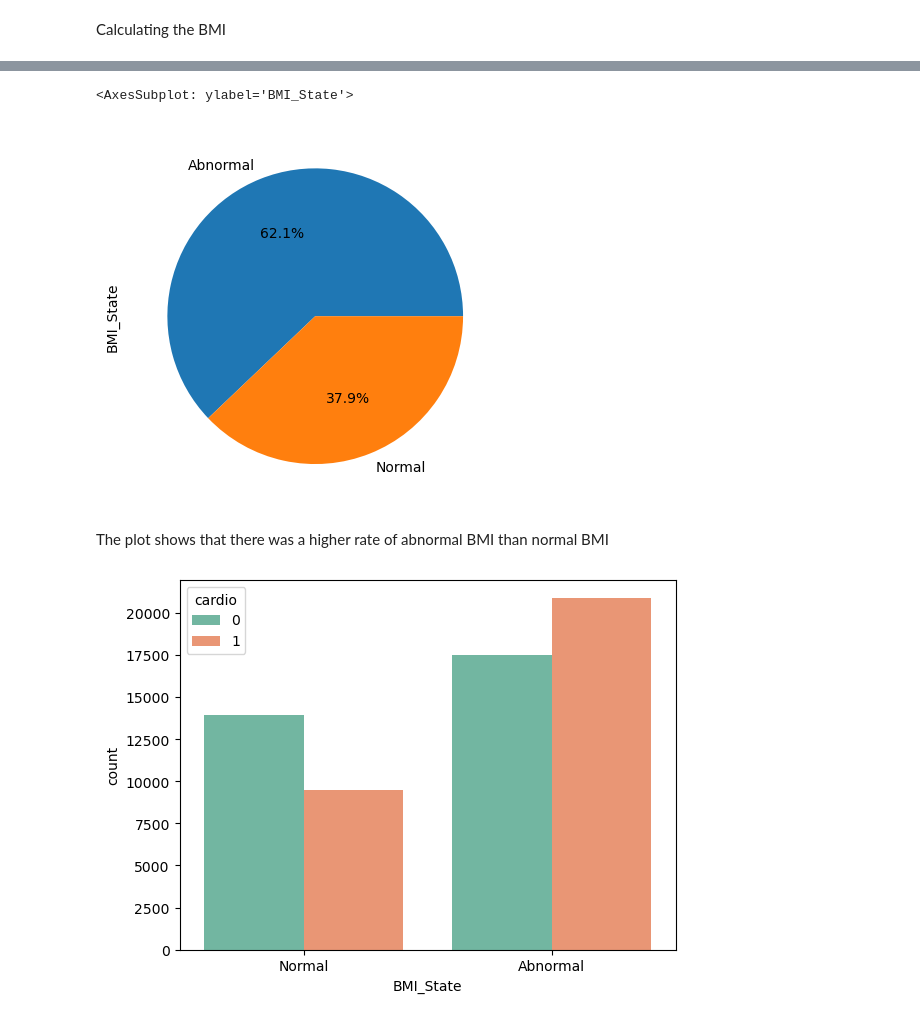
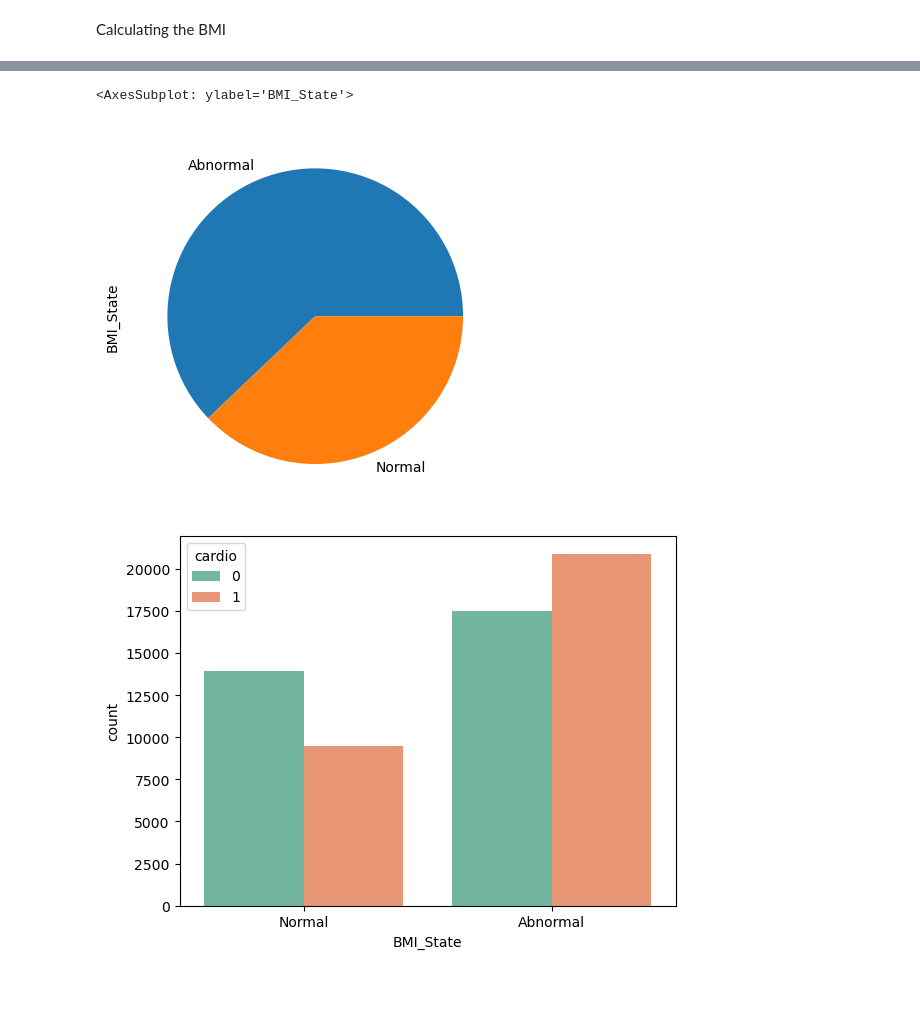
Before and after one commit to COMP3608-Big-Data/Cardiovascular-Disease-Prediction, a Jupyter notebook: the_gold_miners.ipynb, the cells around one changed output, grey strips where cells are left out. Cells and saved outputs as stored; diff of their text form; code cells hidden in the pictures; blank space fills up the shorter version.

```diff
--- a/the_gold_miners.ipynb
+++ b/the_gold_miners.ipynb
@@ -704,0 +705,5 @@ memory usage: 5.9 MB
+# %%
+df['years']=(df['age']/365).round().astype(int)
+#df['years']
+sns.countplot(x='years', hue='cardio', data = df, palette="Set2")
+#This plot has shown that CVD is more prevelant in patients who are older
@@ -811,0 +912,3 @@ df_without_outliers['BMI'] = df_without_outliers['weight']/((df_without_outliers
+# %%
+df['BMI'] = df['weight']/((df['height']/100)**2)
+sns.catplot(x="gender", y="BMI", hue="alco", col="cardio", data=df, color = "yellow",kind="box", height=10, aspect=.7)
@@ -812,17 +918,17 @@ df_without_outliers['BMI'] = df_without_outliers['weight']/((df_without_outliers
 # %%
 # determining normal & abnormal BMI
 def bmi(bmi_num):
   if 18.5 <= bmi_num <= 25:
     return "Normal"
   else:
     return "Abnormal"
 
 df["BMI_State"] = df["BMI"].apply(lambda x: bmi(x))
-df["BMI_State"].value_counts().plot(autopct='%1.1f%%',kind='pie')
+df["BMI_State"].value_counts().plot(kind='pie')
+
+#There was a higher rate of abnormal BMI than normal
 # %% [output]
 <AxesSubplot: ylabel='BMI_State'>
-[figure, old version]
+[figure, new version]
-# %% [markdown]
-The plot shows that there was a higher rate of abnormal BMI than normal BMI
 # %%
 sns.countplot(x='BMI_State', hue='cardio', data = df, palette="Set2");
```
Also changed, not shown: parts of 48 cells of this notebook.
